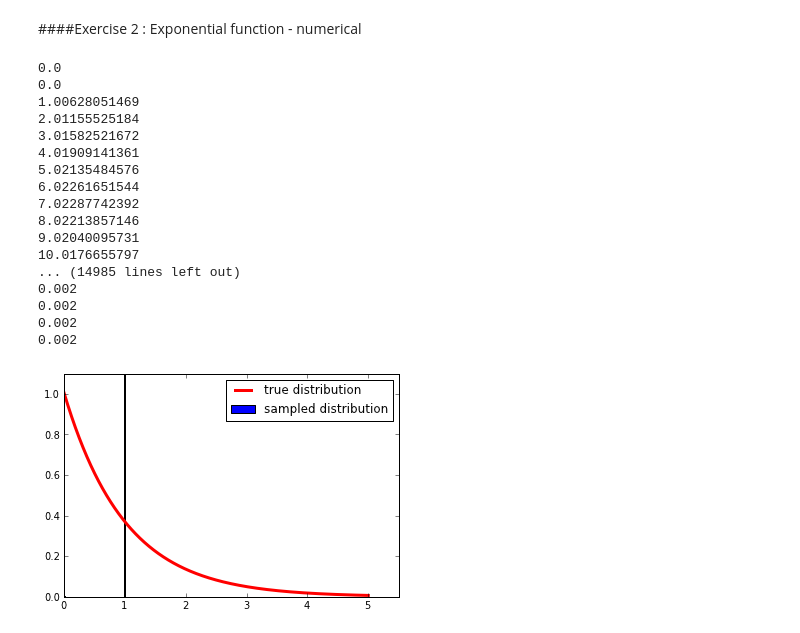
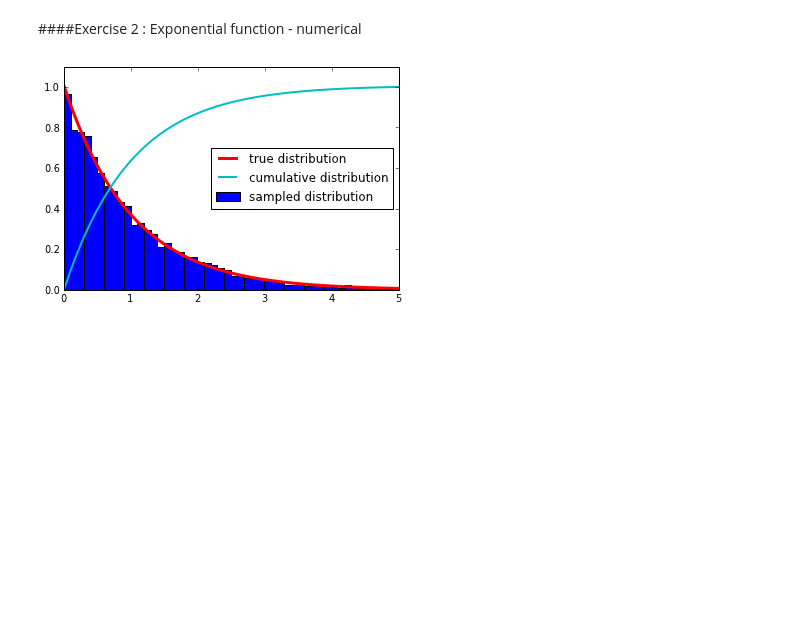
Before and after one commit to kbouch/PHYS202-S13, a Jupyter notebook: Week8/TuesThursActivities.ipynb, the cells around one changed output. Drawn from its saved outputs; the diff is of its cells as text; code cells hidden in the pictures; blank space fills up the shorter version.

```diff
--- a/Week8/TuesThursActivities.ipynb
+++ b/Week8/TuesThursActivities.ipynb
@@ -144,74 +144,57 @@ numpy.searchsorted?
 import numpy as np
 from scipy import integrate
 # %%
+dx = 0.001
+x = numpy.arange(0.0,5. + dx, dx)
 
-x = numpy.arange(0.0,5.001,.001)
+f_notNorm = lambda x: numpy.exp(-x)
 
-A = 1./(1-np.exp(-5.))
+#A = 1./(1-np.exp(-5.))
+A = 1./integrate.trapz(f_notNorm(x),x)
 
 f = lambda x: A*numpy.exp(-x)
 
 f_eval = f(x)
 
-#print f_eval[100:130]
-
 F = np.ones(x.shape,dtype=float)
 
 for i in range(x.shape[0]):
-    F[i] = integrate.trapz(f_eval[:i])
-    print F[i]
+    F[i] = integrate.trapz(f_eval[:i+1],x[:i+1])
+
 
 N = 10000
-z = np.random.random(N)
+np.random.seed(None)
+z = np.random.random_sample(N)
+
 
 def Finv(z,F,x):
     """ Takes an array z of randomly sampled floats on the interval
     [0.,1.) such as with numpy.random.random(10000). Also takes an array of
     values of the CDF transform function F evaluated at each value in
     an array x. x is also passed. F and x have the same shape.
     Returns the x values by taking the inverse transform of the z
     (random floats from 'continous uniform' distribution which are spread
     over F (cumulative probability density of f)). Returns x_samples
     that have probability given by f, upon which F is based.
     """
     x_indicies = np.searchsorted(F,z)
-    #for iii in x_indicies:
-    #    print iii
-    x_samples = np.ones(x_indicies.shape,dtype=float)
-    for i in x_indicies:
-        x_samples[i] = x[i]
-        print x_samples[i]
-    x_samples.sort()
-    return x_samples
+    x_samples = []
+    for ind in x_indicies:
+        x_samples.append(x[ind])
+    return np.array(x_samples,dtype=float)
 
 x_samples = Finv(z,F,x)
 
 
 binned = hist(x_samples,50,normed=True,label = 'sampled distribution',color='blue')
 plot(x,f(x),color='red',lw=3.,label='true distribution')
+plot(x,F,color='c',lw=2,label='cumulative distribution')
 
-xlim(0.,5.5)
+xlim(0.,5.)
 ylim(0.,1.1)
 
 legend(loc=0)
 
 show()
 # %% [output]
-0.0
-0.0
-1.00628051469
-2.01155525184
-3.01582521672
-4.01909141361
-5.02135484576
-6.02261651544
-7.02287742392
-8.02213857146
-9.02040095731
-10.0176655797
-... (14985 lines left out)
-0.002
-0.002
-0.002
-0.002
-[figure, old version]
+[figure, new version]
```
Also changed, not shown: parts of 8 cells of this notebook.
